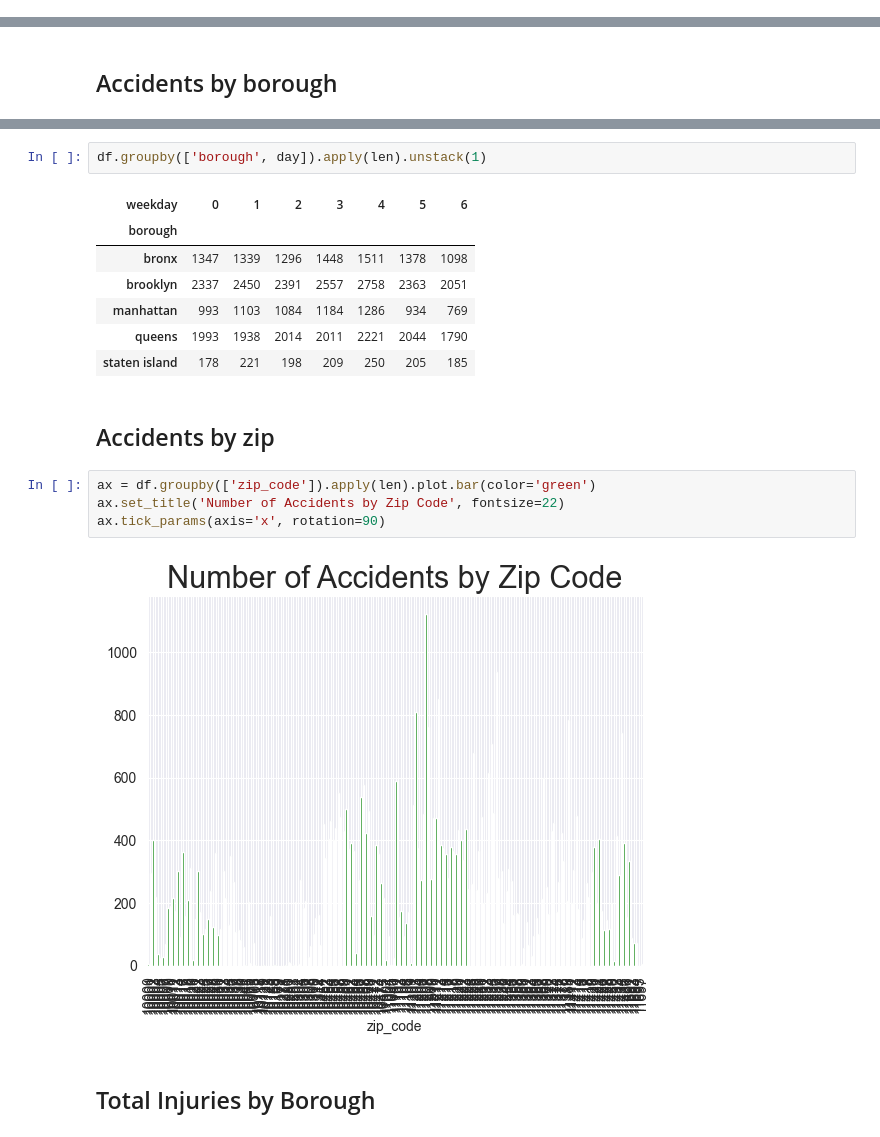
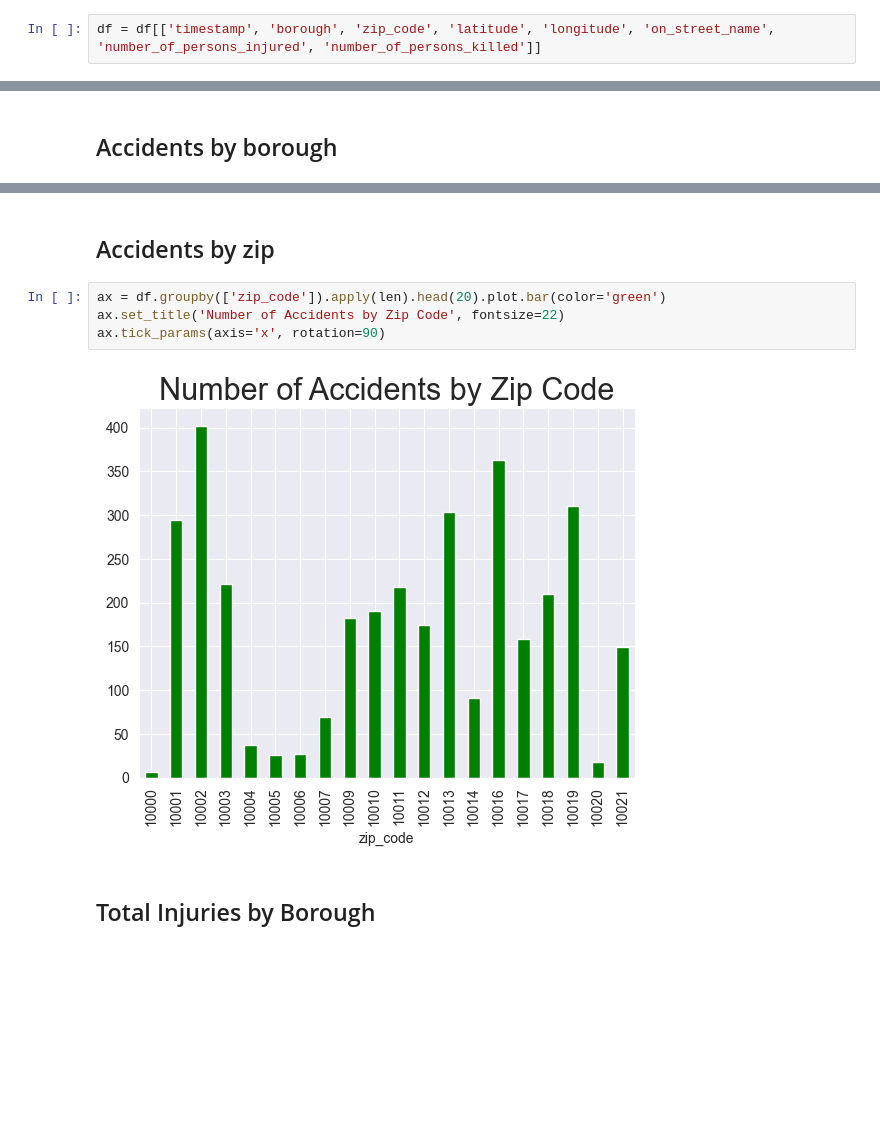
Before and after one commit to mtichikawa/portfolio, a Jupyter notebook: nyc_traffic_analysis.ipynb, the cells around one changed output, grey strips where cells are left out. Cells and saved outputs as stored; diff of their text form; blank space fills up the shorter version.

```diff
--- a/nyc_traffic_analysis.ipynb
+++ b/nyc_traffic_analysis.ipynb
@@ -224,6 +224,8 @@ df.head()
 | 3 | 2020-08-29 00:00:00 | bronx | 10459 | 40.824720 | -73.892960 | NaN | 0 | ... |
 | 4 | 2020-08-29 17:10:00 | brooklyn | 11203 | 40.649890 | -73.933890 | NaN | 0 | ... |
 | 6 | 2020-08-29 19:30:00 | bronx | 10459 | 40.825226 | -73.887780 | longfellow avenue | 0 | ... |
+# %%
+df = df[['timestamp', 'borough', 'zip_code', 'latitude', 'longitude', 'on_street_name', 'number_of_persons_injured', 'number_of_persons_killed']]
 # %% [markdown]
 # Investigation of accidents over different time periods
 
@@ -362,21 +382,11 @@ weekday
-# %%
-df.groupby(['borough', day]).apply(len).unstack(1)
-# %% [output]
-| weekday | 0 | 1 | 2 | 3 | 4 | 5 | 6 |
-| borough |  |  |  |  |  |  |  |
-| bronx | 1347 | 1339 | 1296 | 1448 | 1511 | 1378 | 1098 |
-| brooklyn | 2337 | 2450 | 2391 | 2557 | 2758 | 2363 | 2051 |
-| manhattan | 993 | 1103 | 1084 | 1184 | 1286 | 934 | 769 |
-| queens | 1993 | 1938 | 2014 | 2011 | 2221 | 2044 | 1790 |
-| staten island | 178 | 221 | 198 | 209 | 250 | 205 | 185 |
 # %% [markdown]
 ## Accidents by zip
 # %%
-ax = df.groupby(['zip_code']).apply(len).plot.bar(color='green')
+ax = df.groupby(['zip_code']).apply(len).head(20).plot.bar(color='green')
 ax.set_title('Number of Accidents by Zip Code', fontsize=22)
 ax.tick_params(axis='x', rotation=90)
 # %% [output]
-[figure, old version]
+[figure, new version]
 # %% [markdown]
 ## Total Injuries by Borough
 # %%
```
Also changed, not shown: parts of 11 cells of this notebook, 14 other files.
